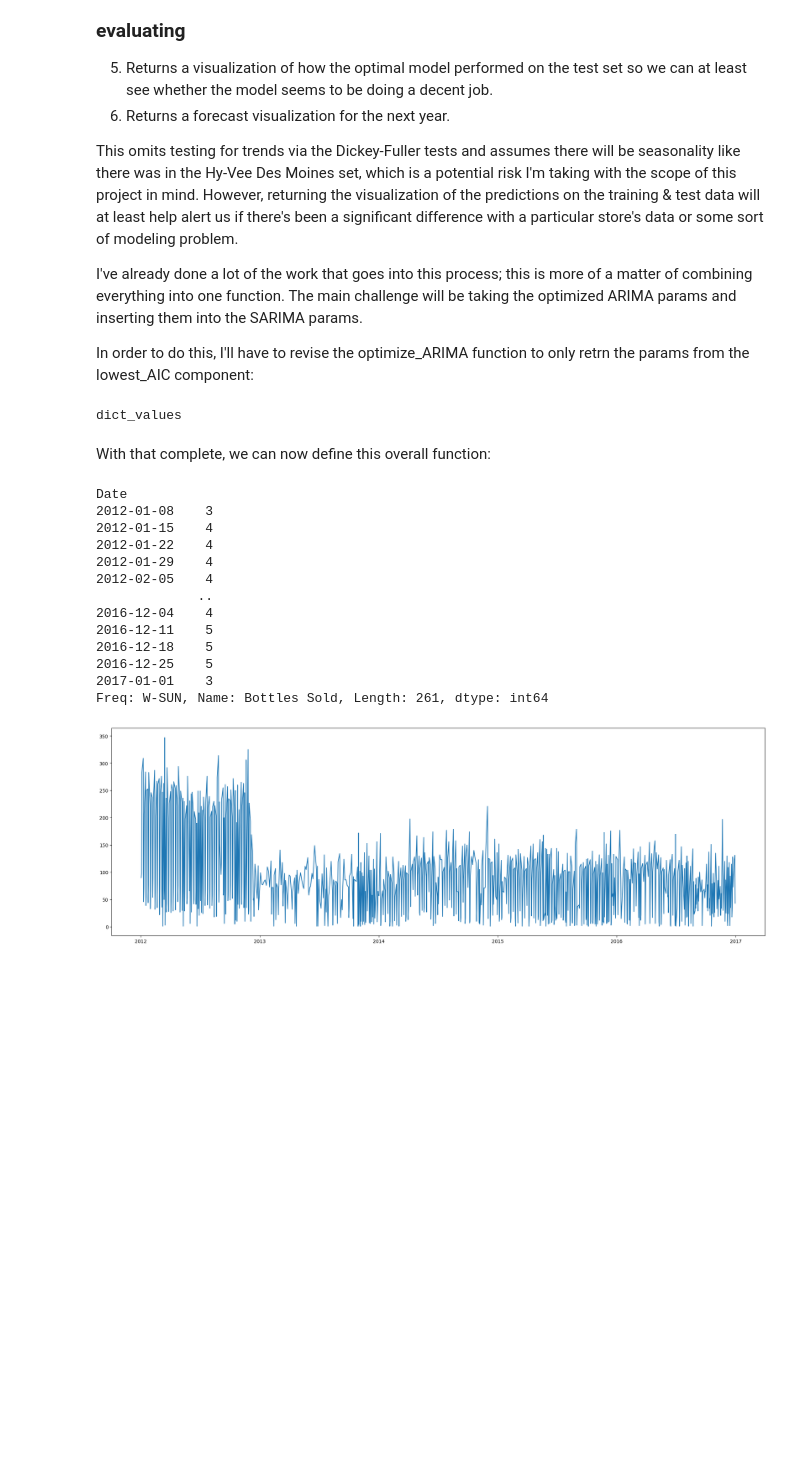
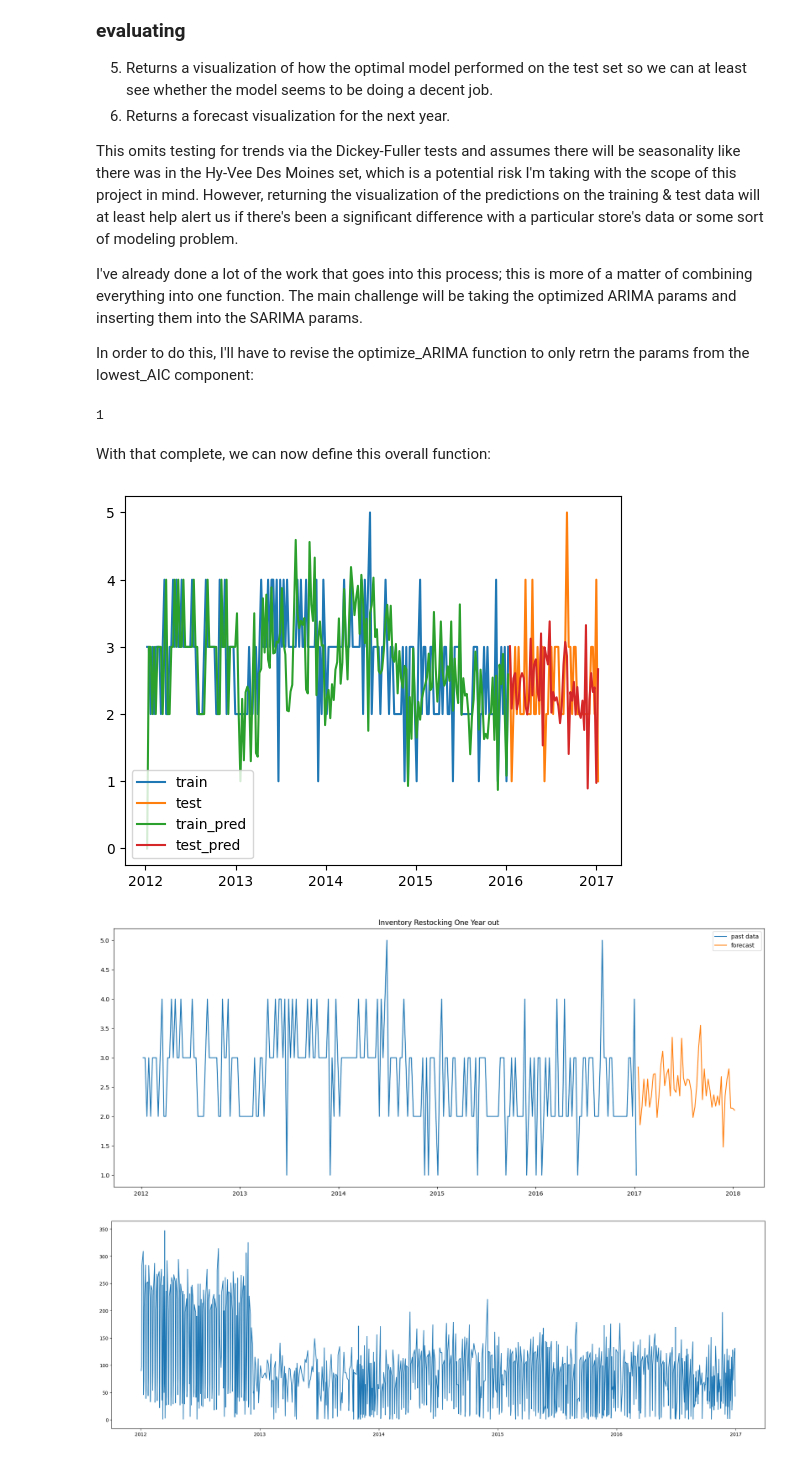
Before and after one commit to joeldmott/inventory_project, a Jupyter notebook: inventory_restocking_project.ipynb, the cells around one changed output. Drawn from its saved outputs; the diff is of its cells as text; code cells hidden in the pictures; blank space fills up the shorter version.

Commit message:
finished Pipeline that works on any store data

```diff
--- a/inventory_restocking_project.ipynb
+++ b/inventory_restocking_project.ipynb
@@ -1162,42 +1162,20 @@ def optimize_SARIMA_via_ARIMA(train_data=train):
   #find the lowest AIC model's param settings
   lowest_AIC = min(AICs.items(), key=lambda x: x[0])
   settings = lowest_AIC[1].values()
-  return type(settings)
+  settings_list = list(settings)
+
   #apply them to SARIMA's p/P, d/D, and q/Q settings
-
-#  sarima_model = SARIMAX(train,
-#                         order = (settings[0],1,1),
-#                         seasonal_order = (1,1,1,52)).fit()
+  sarima_model = SARIMAX(train,
+                         order = (settings_list[0],
+                                  settings_list[1],
+                                  settings_list[2]),
+                         seasonal_order = (settings_list[0],
+                                           settings_list[1],
+                                           settings_list[2],
+                                           52)).fit()
 # %%
 optimize_SARIMA_via_ARIMA(train)
 # %% [output]
-dict_values
+1
 # %% [markdown]
 With that complete, we can now define this overall function:
-# %%
-def Iowa_restock_bottles_forecast(store_data):
-  # turn data into a series and resample on a weekly basis
-  store_data = store_data.groupby('Date').count()['Bottles Sold']
-  store_data = store_data.resample('W').count()
-  # find the index which allows us to split off 20% of the data
-  cutoff = round(store_data.shape[0]*0.8)
-  # Define train and test sets according to the index found above
-  train = hvdm[:cutoff]
-  test = hvdm[cutoff:]
-  # optimize params via a more lightweight ARIMA process
-  optimize_ARIMA(train)
-  # co-opt the parameters it found and fit them to the SARIMA model
-# %% [output]
-Date
-2012-01-08    3
-2012-01-15    4
-2012-01-22    4
-2012-01-29    4
-2012-02-05    4
-             ..
-2016-12-04    4
-2016-12-11    5
-2016-12-18    5
-2016-12-25    5
-2017-01-01    3
-Freq: W-SUN, Name: Bottles Sold, Length: 261, dtype: int64
@@ -1204,3 +1269,8 @@ Freq: W-SUN, Name: Bottles Sold, Length: 261, dtype: int64
+# %%
+Iowa_restock_bottles_forecast(hy_vee_des_moines)
+# %% [output]
+[figure, added]
+[figure, added]
 # %%
 ccldm_bottles_sold_by_date = ccl_des_moines.groupby('Date').count()['Bottles Sold']
 fig, ax = plt.subplots(figsize=(25, 8))
```
Also changed, not shown: parts of 6 cells of this notebook.
